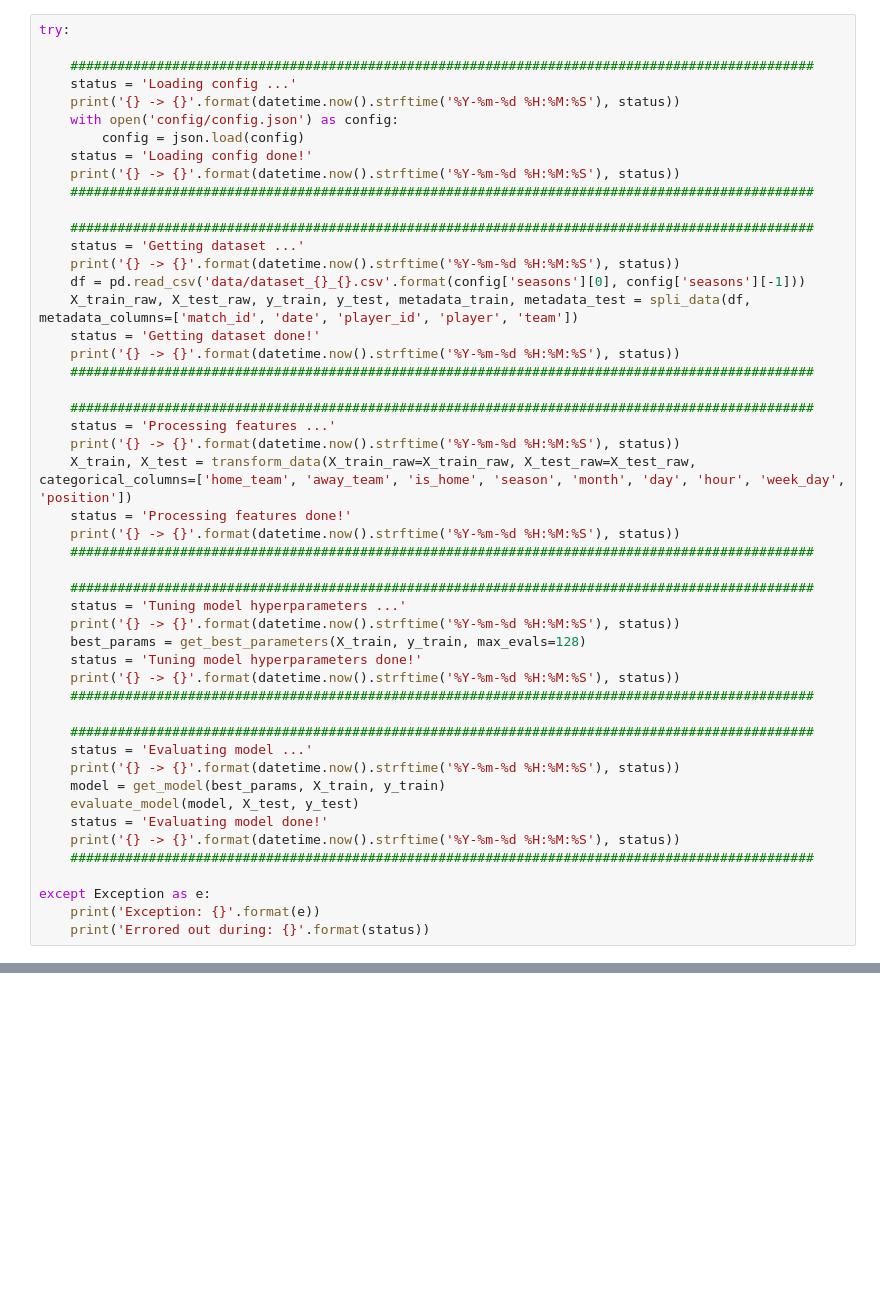
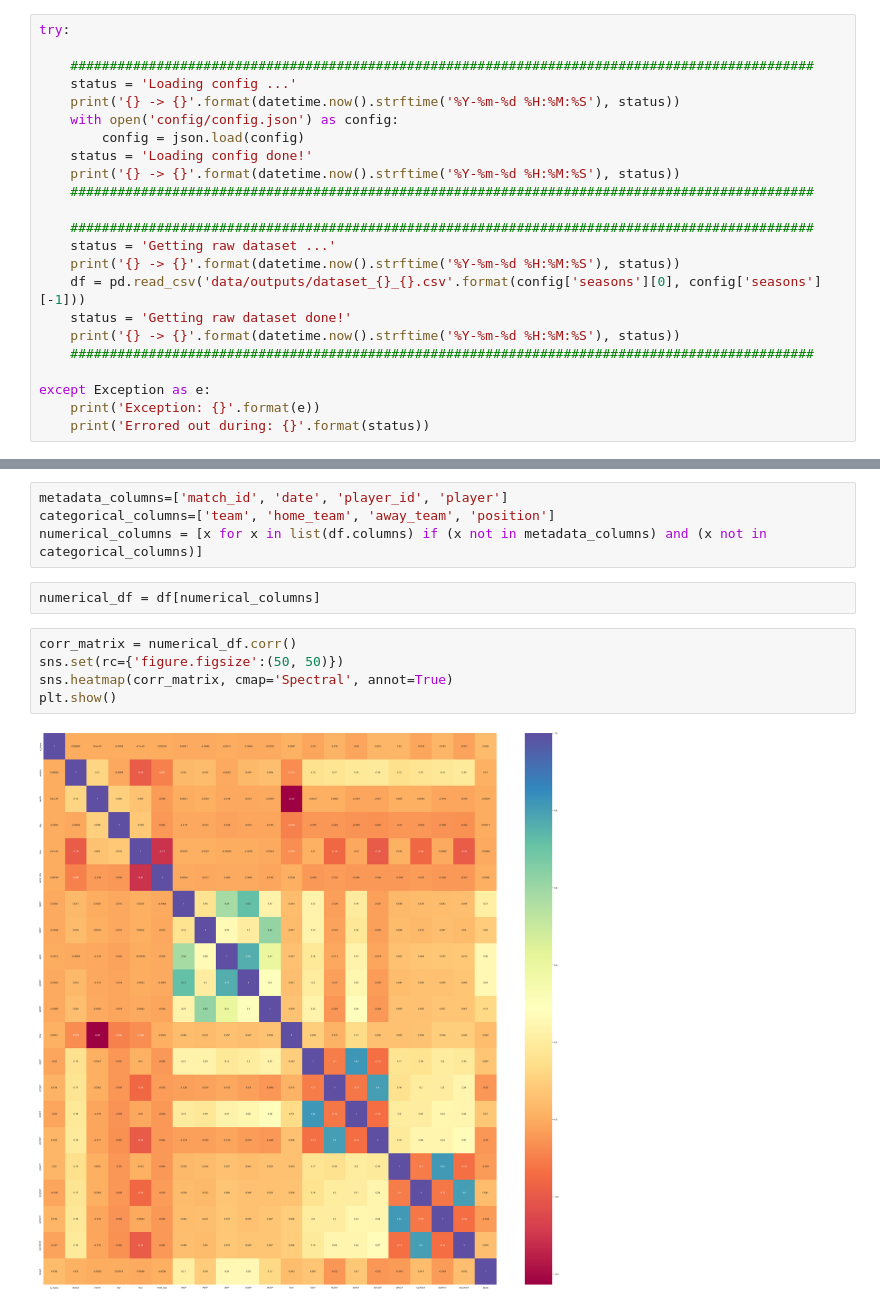
Before and after one commit to Zatfer17/serie-a-lineups, a Jupyter notebook: 1_exploration.ipynb, the cells around one changed output, grey strips where cells are left out. Saved outputs shown, nothing was run; the diff lists cells and outputs as text; blank space fills up the shorter version.

```diff
--- a/1_exploration.ipynb
+++ b/1_exploration.ipynb
@@ -17,36 +115,10 @@ try:
     ###############################################################################################
 
     ###############################################################################################
-    status = 'Getting dataset ...'
+    status = 'Getting raw dataset ...'
     print('{} -> {}'.format(datetime.now().strftime('%Y-%m-%d %H:%M:%S'), status))
-    df = pd.read_csv('data/dataset_{}_{}.csv'.format(config['seasons'][0], config['seasons'][-1]))
-    X_train_raw, X_test_raw, y_train, y_test, metadata_train, metadata_test = spli_data(df, metadata_columns=['match_id', 'date', 'player_id', 'player', 'team'])
-    status = 'Getting dataset done!'
-    print('{} -> {}'.format(datetime.now().strftime('%Y-%m-%d %H:%M:%S'), status))
-    ###############################################################################################
-
-    ###############################################################################################
-    status = 'Processing features ...'
-    print('{} -> {}'.format(datetime.now().strftime('%Y-%m-%d %H:%M:%S'), status))
-    X_train, X_test = transform_data(X_train_raw=X_train_raw, X_test_raw=X_test_raw, categorical_columns=['home_team', 'away_team', 'is_home', 'season', 'month', 'day', 'hour', 'week_day', 'position'])
-    status = 'Processing features done!'
-    print('{} -> {}'.format(datetime.now().strftime('%Y-%m-%d %H:%M:%S'), status))
-    ###############################################################################################
-
-    ###############################################################################################
-    status = 'Tuning model hyperparameters ...'
-    print('{} -> {}'.format(datetime.now().strftime('%Y-%m-%d %H:%M:%S'), status))
-    best_params = get_best_parameters(X_train, y_train, max_evals=128)
-    status = 'Tuning model hyperparameters done!'
-    print('{} -> {}'.format(datetime.now().strftime('%Y-%m-%d %H:%M:%S'), status))
-    ###############################################################################################
-
-    ###############################################################################################
-    status = 'Evaluating model ...'
-    print('{} -> {}'.format(datetime.now().strftime('%Y-%m-%d %H:%M:%S'), status))
-    model = get_model(best_params, X_train, y_train)
-    evaluate_model(model, X_test, y_test)
-    status = 'Evaluating model done!'
+    df = pd.read_csv('data/outputs/dataset_{}_{}.csv'.format(config['seasons'][0], config['seasons'][-1]))
+    status = 'Getting raw dataset done!'
     print('{} -> {}'.format(datetime.now().strftime('%Y-%m-%d %H:%M:%S'), status))
     ###############################################################################################
 
@@ -55,0 +142,13 @@ except Exception as e:
+# %%
+metadata_columns=['match_id', 'date', 'player_id', 'player']
+categorical_columns=['team', 'home_team', 'away_team', 'position']
+numerical_columns = [x for x in list(df.columns) if (x not in metadata_columns) and (x not in categorical_columns)]
+# %%
+numerical_df = df[numerical_columns]
+# %%
+corr_matrix = numerical_df.corr()
+sns.set(rc={'figure.figsize':(50, 50)})
+sns.heatmap(corr_matrix, cmap='Spectral', annot=True)
+plt.show()
+# %% [output]
+[figure, added]
```
Also changed, not shown: parts of 13 cells of this notebook, 1 other file.
